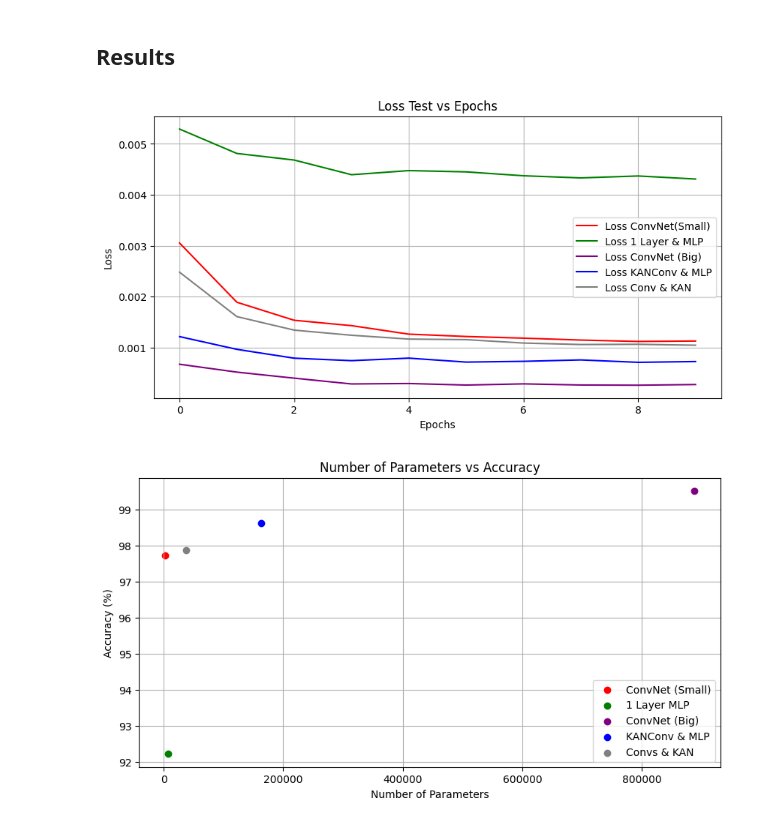
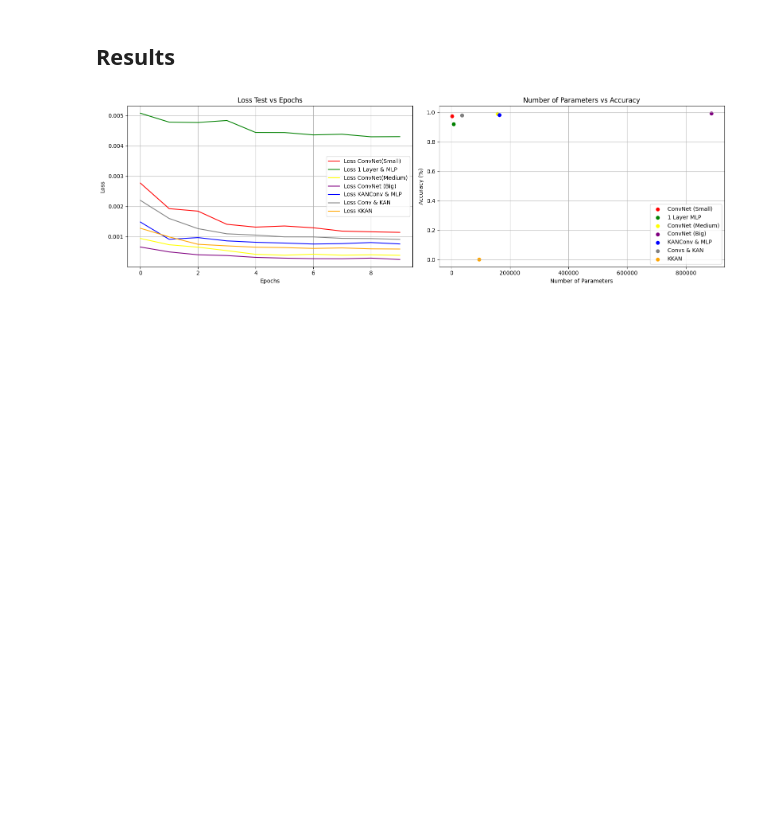
Before and after one commit to AntonioTepsich/Convolutional-KANs, a Jupyter notebook: experiment_28x28.ipynb, the cells around one changed output. Cells and saved outputs as stored; diff of their text form; code cells hidden in the pictures; blank space fills up the shorter version.

```diff
--- a/experiment_28x28.ipynb
+++ b/experiment_28x28.ipynb
@@ -362,40 +368,45 @@ End of Epoch 10: Train Loss: 0.062006, Test Loss: 0.0010, Accuracy: 9781.00%
 # %%
 def count_parameters(model):
     return sum(p.numel() for p in model.parameters() if p.requires_grad)
 
-plt.figure(figsize=(10, 5))
-plt.plot(all_test_loss_SimpleCNN, label='Loss ConvNet(Small)', color='red')
-plt.plot(all_test_loss_SimpleLinear, label='Loss 1 Layer & MLP', color='green')
-plt.plot(all_test_loss_ConvNet, label='Loss ConvNet (Big)', color='purple')
-plt.plot(all_test_loss_KANC_MLP, label='Loss KANConv & MLP', color='blue')
-plt.plot(all_test_loss_Convs_and_KAN, label='Loss Conv & KAN', color='gray')
-# plt.plot(all_test_loss_KKAN_Convolutional_Network, label='Loss KKAN', color='orange')
+# Crear una figura y dos subplots
+fig, (ax1, ax2) = plt.subplots(1, 2, figsize=(16, 5))
 
-plt.title('Loss Test vs Epochs')
-plt.xlabel('Epochs')
-plt.ylabel('Loss')
-plt.legend()
-plt.grid(True)
+# Primer subplot para la gráfica de líneas
+ax1.plot(all_test_loss_SimpleCNN, label='Loss ConvNet(Small)', color='red')
+ax1.plot(all_test_loss_SimpleLinear, label='Loss 1 Layer & MLP', color='green')
+ax1.plot(all_test_loss_SimpleCNN_2, label='Loss ConvNet(Medium)', color='yellow')
+ax1.plot(all_test_loss_ConvNet, label='Loss ConvNet (Big)', color='purple')
+ax1.plot(all_test_loss_KANC_MLP, label='Loss KANConv & MLP', color='blue')
+ax1.plot(all_test_loss_Convs_and_KAN, label='Loss Conv & KAN', color='gray')
+ax1.plot(all_test_loss_KKAN_Convolutional_Network, label='Loss KKAN', color='orange')
+
+ax1.set_title('Loss Test vs Epochs')
+ax1.set_xlabel('Epochs')
+ax1.set_ylabel('Loss')
+ax1.legend()
+ax1.grid(True)
+
+# Segundo subplot para la gráfica de dispersión
+ax2.scatter(count_parameters(model_SimpleCNN), max(all_test_accuracy_SimpleCNN), color='red', label='ConvNet (Small)')
+ax2.scatter(count_parameters(model_SimpleLinear), max(all_test_accuracy_SimpleLinear), color='green', label='1 Layer MLP')
+ax2.scatter(count_parameters(model_SimpleCNN_2), max(all_test_accuracy_SimpleCNN_2), color='yellow', label='ConvNet (Medium)')
+ax2.scatter(count_parameters(model_ConvNet), max(all_test_accuracy_ConvNet), color='purple', label='ConvNet (Big)')
+ax2.scatter(count_parameters(model_KANC_MLP), max(all_test_accuracy_KANC_MLP), color='blue', label='KANConv & MLP')
+ax2.scatter(count_parameters(model_Convs_and_KAN), max(all_test_accuracy_Convs_and_KAN), color='grey', label='Convs & KAN')
+ax2.scatter(count_parameters(model_KKAN_Convolutional_Network), max(all_test_loss_KKAN_Convolutional_Network), color='orange', label='KKAN')
+
+ax2.set_title('Number of Parameters vs Accuracy')
+ax2.set_xlabel('Number of Parameters')
+ax2.set_ylabel('Accuracy (%)')
+ax2.legend()
+ax2.grid(True)
+
+# Mostrar la figura completa
+plt.tight_layout()
 plt.show()
-
-
-plt.figure(figsize=(10, 5))
-plt.scatter(count_parameters(model_SimpleCNN), max(all_test_accuracy_SimpleCNN), color='red', label='ConvNet (Small)')
-plt.scatter(count_parameters(model_SimpleLinear), max(all_test_accuracy_SimpleLinear), color='green', label='1 Layer MLP')
-plt.scatter(count_parameters(model_ConvNet), max(all_test_accuracy_ConvNet), color='purple', label='ConvNet (Big)')
-plt.scatter(count_parameters(model_KANC_MLP), max(all_test_accuracy_KANC_MLP), color='blue', label='KANConv & MLP')
-plt.scatter(count_parameters(model_Convs_and_KAN), max(all_test_accuracy_Convs_and_KAN), color='grey', label='Convs & KAN')
-# plt.scatter(count_parameters(model_KKAN_Convolutional_Network), max(all_test_loss_KKAN_Convolutional_Network), color='orange', label='KKAN')
-
-plt.title('Number of Parameters vs Accuracy')
-plt.xlabel('Number of Parameters')
-plt.ylabel('Accuracy (%)')
-plt.legend()
-plt.grid(True)
-plt.show()
 # %% [output]
-[figure, old version]
+[figure, new version]
-[figure, removed]
 # %%
 def highlight_max(s):
     is_max = s == s.max()
```
Also changed, not shown: parts of 11 cells of this notebook, 1 other file.
